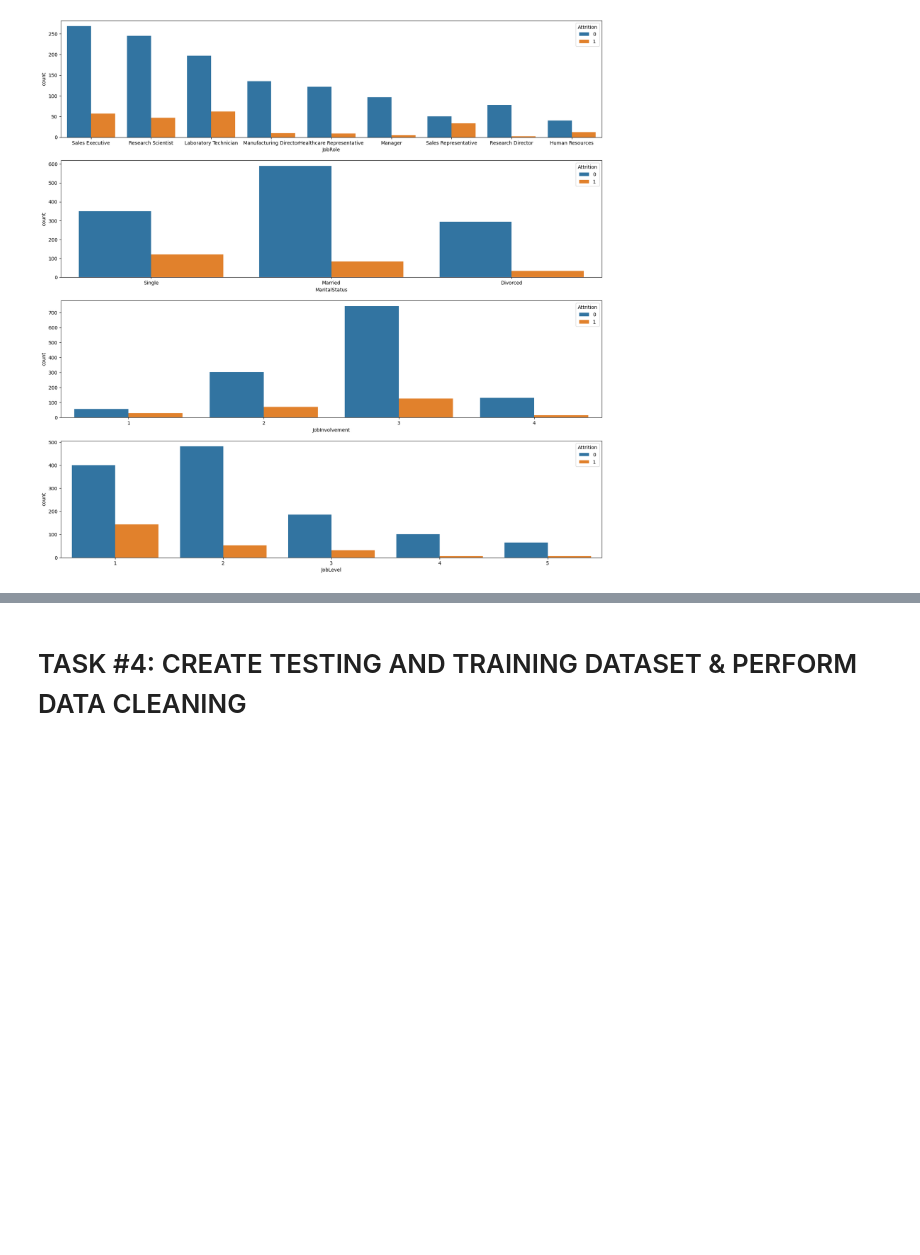
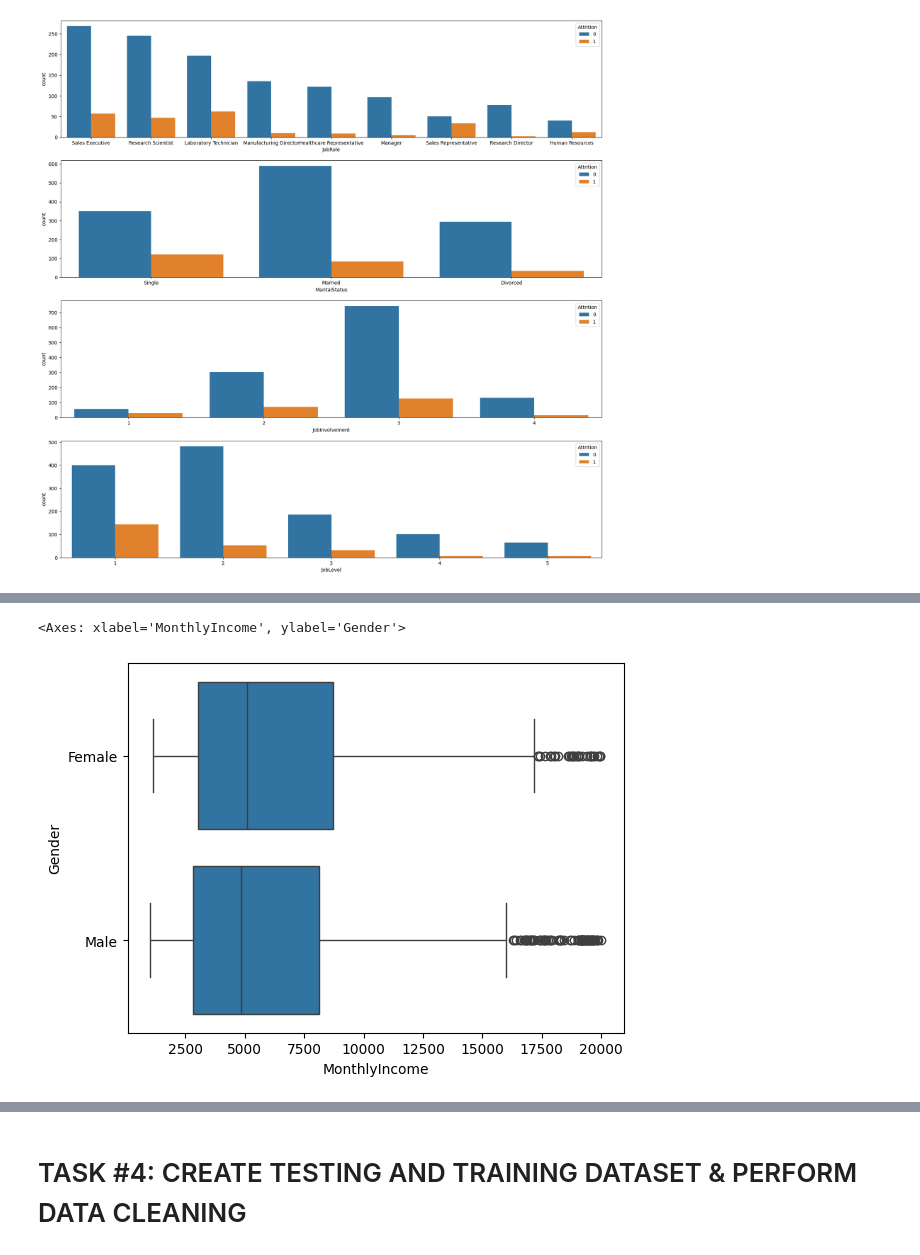
Before and after one commit to daffafahreza4/HumanResourcesDepartement, a Jupyter notebook: Human_Resources_Department_Skeleton.ipynb, the cells around one changed output, grey strips where cells are left out. Saved outputs shown, nothing was run; the diff lists cells and outputs as text; code cells hidden in the pictures; blank space fills up the shorter version.

```diff
--- a/Human_Resources_Department_Skeleton.ipynb
+++ b/Human_Resources_Department_Skeleton.ipynb
@@ -312,3 +355,7 @@ This will become an error in seaborn v0.14.0; please update your code.
 # %%
 # Let's see the Gender vs. Monthly Income
+sns.boxplot(x = 'MonthlyIncome', y = 'Gender', data = employee_df)
+# %% [output]
+<Axes: xlabel='MonthlyIncome', ylabel='Gender'>
+[figure, added]
 # %%
```
Also changed, not shown: parts of 4 cells of this notebook.
